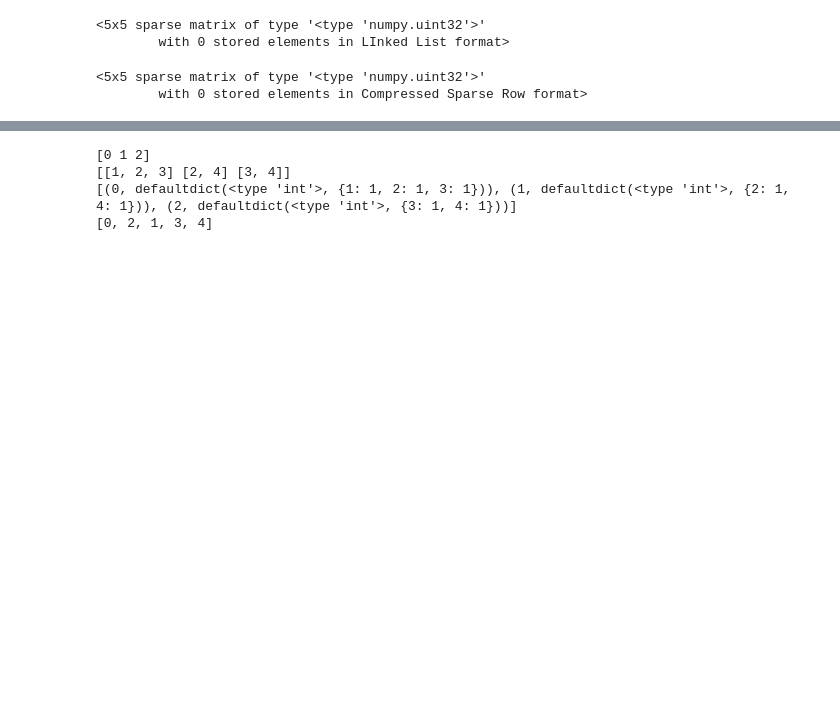
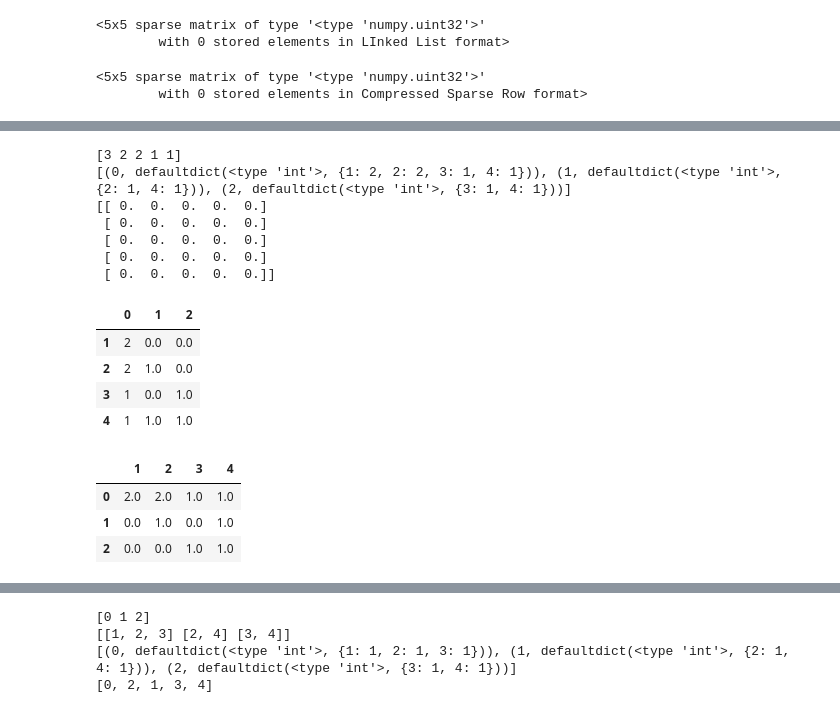
Before and after one commit to timpowellgit/topic_model, a Jupyter notebook: src/topic_models/coherence_pres.ipynb, the cells around one changed output, grey strips where cells are left out. Drawn from its saved outputs; the diff is of its cells as text; code cells hidden in the pictures; blank space fills up the shorter version.

```diff
--- a/src/topic_models/coherence_pres.ipynb
+++ b/src/topic_models/coherence_pres.ipynb
@@ -398,0 +428,26 @@ df
+# %%
+occ = np.array((td.dfs.values()))
+print occ
+print td.cooc_dict.items()
+empty = np.zeros((len(occ),len(occ)))
+print empty
+df =pd.DataFrame(td.cooc_dict).fillna(0)
+display(df)
+#display(df.T)
+# %% [output]
+[3 2 2 1 1]
+[(0, defaultdict(<type 'int'>, {1: 2, 2: 2, 3: 1, 4: 1})), (1, defaultdict(<type 'int'>, {2: 1, 4: 1})), (2, defaultdict(<type 'int'>, {3: 1, 4: 1}))]
+[[ 0.  0.  0.  0.  0.]
+ [ 0.  0.  0.  0.  0.]
+ [ 0.  0.  0.  0.  0.]
+ [ 0.  0.  0.  0.  0.]
+ [ 0.  0.  0.  0.  0.]]
+|  | 0 | 1 | 2 |
+| 1 | 2 | 0.0 | 0.0 |
+| 2 | 2 | 1.0 | 0.0 |
+| 3 | 1 | 0.0 | 1.0 |
+| 4 | 1 | 1.0 | 1.0 |
+|  | 1 | 2 | 3 | 4 |
+| 0 | 2.0 | 2.0 | 1.0 | 1.0 |
+| 1 | 0.0 | 1.0 | 0.0 | 1.0 |
+| 2 | 0.0 | 0.0 | 1.0 | 1.0 |
```
Also changed, not shown: parts of 9 cells of this notebook, 1 other file.
